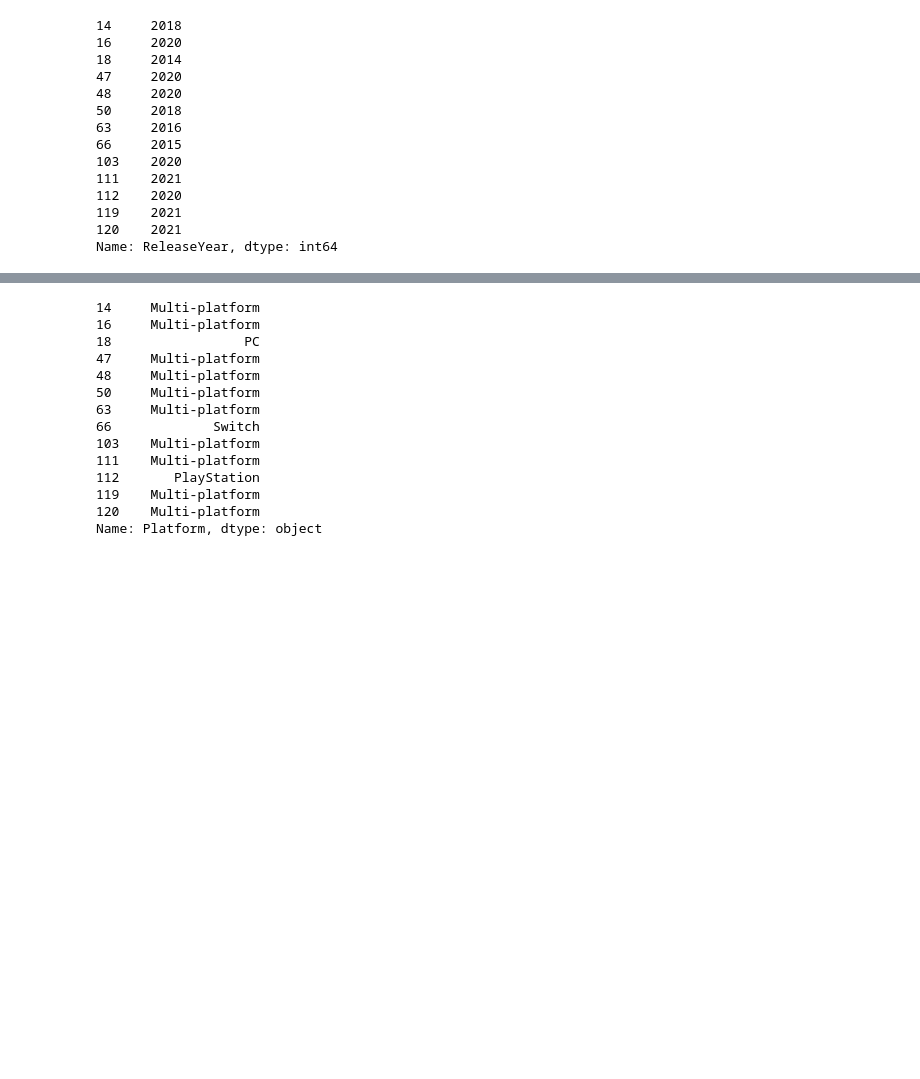
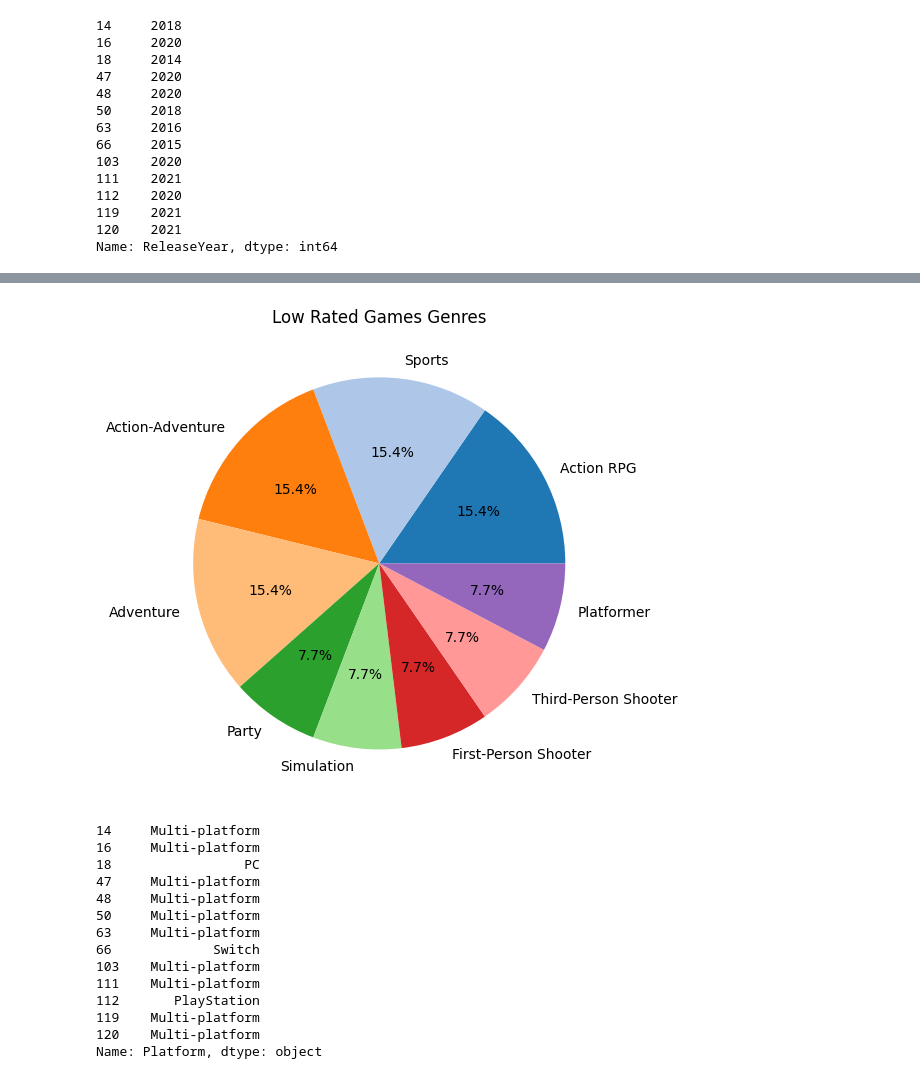
Before and after one commit to trevglenn/Kaggle, a Jupyter notebook: video_game_analysis.ipynb, the cells around one changed output, grey strips where cells are left out. Cells and saved outputs as stored; diff of their text form; code cells hidden in the pictures; blank space fills up the shorter version.

```diff
--- a/video_game_analysis.ipynb
+++ b/video_game_analysis.ipynb
@@ -445,3 +514,13 @@ Name: ReleaseYear, dtype: int64
+# %%
+low_rated_game_genre = low_rated_games['Genre'].value_counts()
+# %%
+plt.figure(figsize=(6, 6))
+plt.pie(low_rated_game_genre, labels=low_rated_game_genre.index, autopct='%1.1f%%', colors=plt.cm.tab20.colors)
+plt.title('Low Rated Games Genres')
+plt.tight_layout()
+plt.show()
+# %% [output]
+[figure, added]
 # %%
 low_rated_games.Platform
 # %% [output]
```
Also changed, not shown: parts of 8 cells of this notebook.
